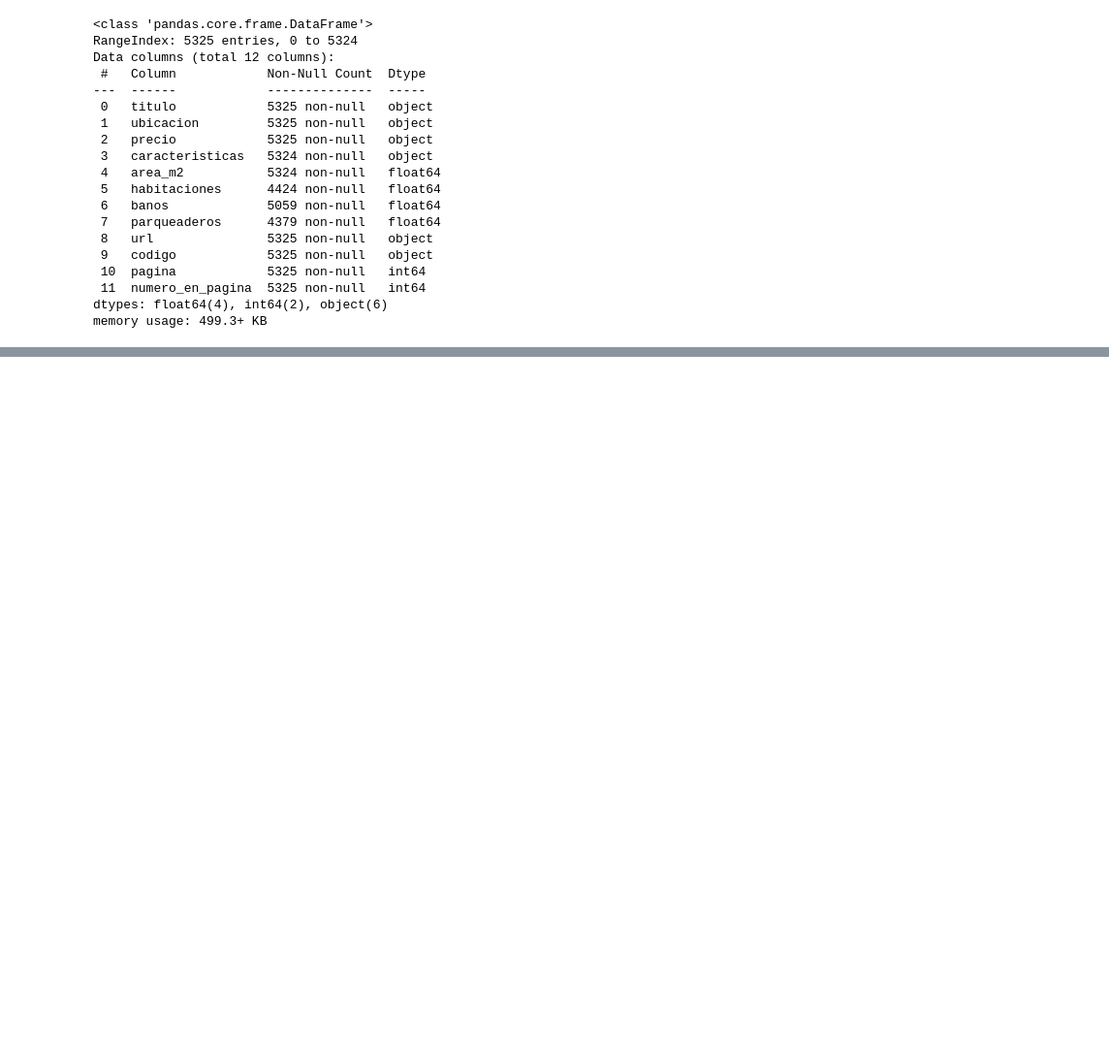
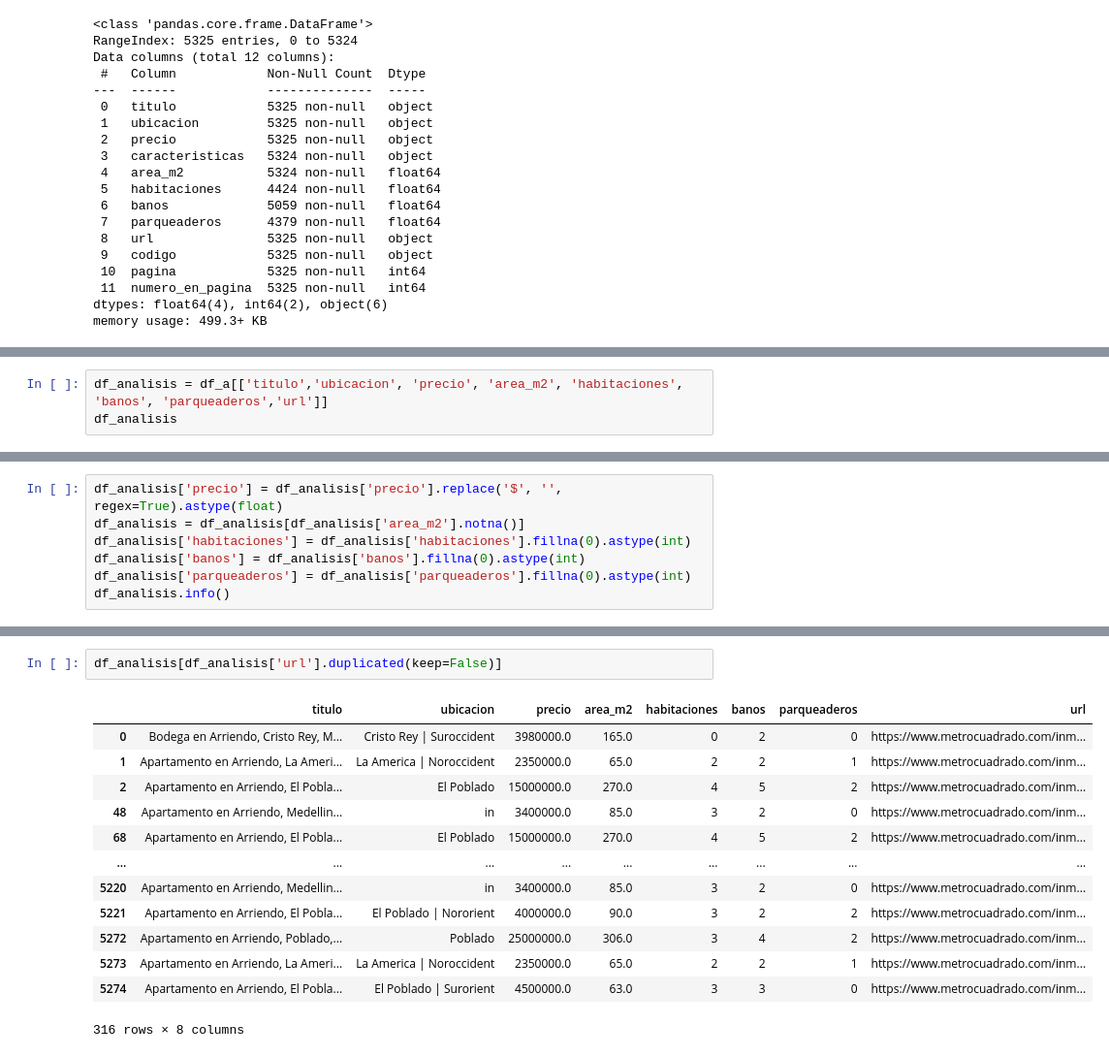
Before and after one commit to roman-correa/scraper, a Jupyter notebook: scraper.ipynb, the cells around one changed output, grey strips where cells are left out. Shown: that part at 97% size. Cells and saved outputs as stored; diff of their text form; blank space fills up the shorter version.

```diff
--- a/scraper.ipynb
+++ b/scraper.ipynb
@@ -504,0 +491,3 @@ palma
+# %%
+df_analisis = df_a[['titulo','ubicacion', 'precio', 'area_m2', 'habitaciones', 'banos', 'parqueaderos','url']]
+df_analisis
@@ -504,0 +526,7 @@ palma
+# %%
+df_analisis['precio'] = df_analisis['precio'].replace('$', '', regex=True).astype(float)
+df_analisis = df_analisis[df_analisis['area_m2'].notna()]
+df_analisis['habitaciones'] = df_analisis['habitaciones'].fillna(0).astype(int)
+df_analisis['banos'] = df_analisis['banos'].fillna(0).astype(int)
+df_analisis['parqueaderos'] = df_analisis['parqueaderos'].fillna(0).astype(int)
+df_analisis.info()
@@ -504,0 +554,16 @@ palma
+# %%
+df_analisis[df_analisis['url'].duplicated(keep=False)]
+# %% [output]
+|  | titulo | ubicacion | precio | area_m2 | habitaciones | banos | parqueaderos | url |
+| 0 | Bodega en Arriendo, Cristo Rey, M... | Cristo Rey | Suroccident | 3980000.0 | 165.0 | 0 | 2 | 0 | https://www.metrocuadrado.com/inm... |
+| 1 | Apartamento en Arriendo, La Ameri... | La America | Noroccident | 2350000.0 | 65.0 | 2 | 2 | 1 | https://www.metrocuadrado.com/inm... |
+| 2 | Apartamento en Arriendo, El Pobla... | El Poblado | 15000000.0 | 270.0 | 4 | 5 | 2 | https://www.metrocuadrado.com/inm... |
+| 48 | Apartamento en Arriendo, Medellin... | in | 3400000.0 | 85.0 | 3 | 2 | 0 | https://www.metrocuadrado.com/inm... |
+| 68 | Apartamento en Arriendo, El Pobla... | El Poblado | 15000000.0 | 270.0 | 4 | 5 | 2 | https://www.metrocuadrado.com/inm... |
+| ... | ... | ... | ... | ... | ... | ... | ... | ... |
+| 5220 | Apartamento en Arriendo, Medellin... | in | 3400000.0 | 85.0 | 3 | 2 | 0 | https://www.metrocuadrado.com/inm... |
+| 5221 | Apartamento en Arriendo, El Pobla... | El Poblado | Nororient | 4000000.0 | 90.0 | 3 | 2 | 2 | https://www.metrocuadrado.com/inm... |
+| 5272 | Apartamento en Arriendo, Poblado,... | Poblado | 25000000.0 | 306.0 | 3 | 4 | 2 | https://www.metrocuadrado.com/inm... |
+| 5273 | Apartamento en Arriendo, La Ameri... | La America | Noroccident | 2350000.0 | 65.0 | 2 | 2 | 1 | https://www.metrocuadrado.com/inm... |
+| 5274 | Apartamento en Arriendo, El Pobla... | El Poblado | Surorient | 4500000.0 | 63.0 | 3 | 3 | 0 | https://www.metrocuadrado.com/inm... |
+316 rows × 8 columns
```
Also changed, not shown: parts of 6 cells of this notebook.
